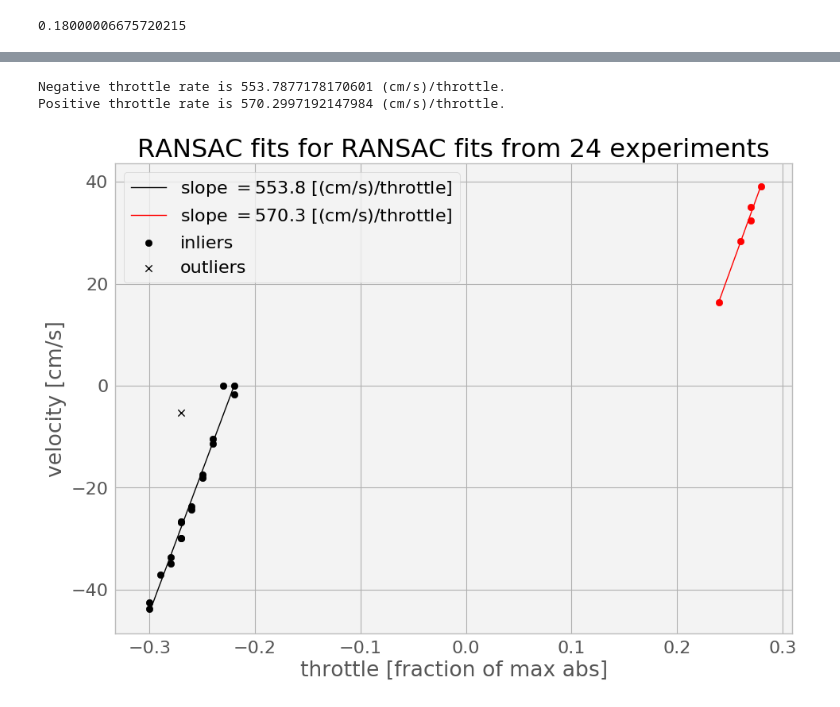
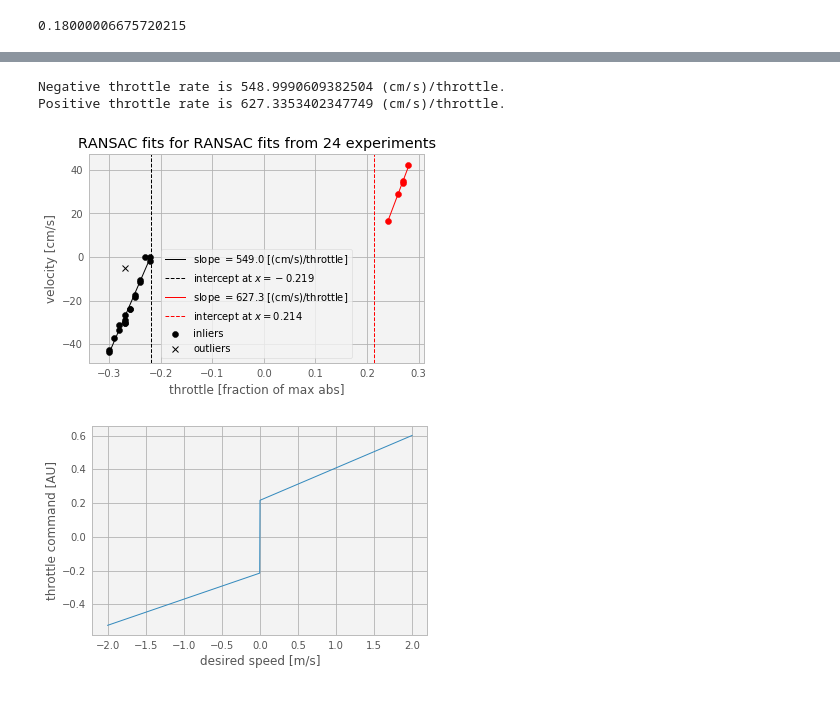
Before and after one commit to tsbertalan/gudrun, a Jupyter notebook: src/gudrun_motor/speed_record_data/Speed Record Data.ipynb, the cells around one changed output, grey strips where cells are left out. Saved outputs shown, nothing was run; the diff lists cells and outputs as text; code cells hidden in the pictures.

Commit message:
Get intercepts from RANSAC fits; write inverse function.

```diff
--- a/src/gudrun_motor/speed_record_data/Speed Record Data.ipynb
+++ b/src/gudrun_motor/speed_record_data/Speed Record Data.ipynb
@@ -176,35 +178,77 @@ ransac1.fit(thr1.reshape((-1, 1)), vel1)
 in1 = ransac1.inlier_mask_
 out1 = np.logical_not(in1)
 
+intercept1 = scipy.optimize.minimize(
+    lambda x: ransac1.predict(x.reshape((-1, 1))) ** 2
+    ,
+    np.zeros((1, 1))
+).x[0]
+
 thr2 = throttles[throttles>0]
 vel2 = velocities[throttles>0]
 ransac2 = linear_model.RANSACRegressor(residual_threshold=8)
 ransac2.fit(thr2.reshape((-1, 1)), vel2)
 in2 = ransac2.inlier_mask_
 out2 = np.logical_not(in2)
+
+intercept2 = scipy.optimize.minimize(
+    lambda x: ransac2.predict(x.reshape((-1, 1))) ** 2
+    ,
+    np.zeros((1, 1))
+).x[0]
 
 ax.scatter(thr1[in1], vel1[in1], color='black', label='inliers')
 ax.scatter(thr1[out1], vel1[out1], marker='x', color='black', label='outliers')
 x = np.linspace(thr1.min(), thr1.max(), 100)
 ax.plot(x, ransac1.predict(x.reshape((-1, 1))), color='black',
        label='slope $=%.1f$ [(cm/s)/throttle]' % ransac1.estimator_.coef_[0])
 print('Negative throttle rate is', ransac1.estimator_.coef_[0], '(cm/s)/throttle.')
 
+ax.axvline(intercept1, label='intercept at $x=%.3f$' % intercept1, color='black', linestyle='--')
+
 ax.scatter(thr2[in2], vel2[in2], color='red')
 ax.scatter(thr2[out2], vel2[out2], marker='x', color='red')
 x = np.linspace(thr2.min(), thr2.max(), 100)
 ax.plot(x, ransac2.predict(x.reshape((-1, 1))), color='red',
         label='slope $=%.1f$ [(cm/s)/throttle]' % ransac2.estimator_.coef_[0])
 print('Positive throttle rate is', ransac2.estimator_.coef_[0], '(cm/s)/throttle.')
+
+ax.axvline(intercept2, label='intercept at $x=%.3f$' % intercept2, color='red', linestyle='--')
 
 ax.legend()
 
 ax.set_title('RANSAC fits for RANSAC fits from %d experiments' % len(throttles))
 
 ax.set_xlabel('throttle [fraction of max abs]')
 ax.set_ylabel('velocity [cm/s]')
 fig.savefig('throttle_rates.png')
 # %% [output]
-Negative throttle rate is 553.7877178170601 (cm/s)/throttle.
-Positive throttle rate is 570.2997192147984 (cm/s)/throttle.
+Negative throttle rate is 548.9990609382504 (cm/s)/throttle.
+Positive throttle rate is 627.3353402347749 (cm/s)/throttle.
-[figure, old version]
+[figure, new version]
+# %%
+def speed_to_throttle(speed):
+    m_reverse = 5.204
+    xb_reverse = .216
+    m_forward = 6.462
+    xb_forward = -.215
+
+    if speed > 0:
+        return speed / m_reverse + xb_reverse
+
+    else:
+        return speed / m_forward + xb_forward
+
+fig, ax = plt.subplots()
+y = np.linspace(-2, 2, 1000)
+x = np.array([speed_to_throttle(y_) for y_ in y])
+
+# ax.set_xlim(-.3, .3)
+# ax.set_ylim(-.4, .4)
+
+ax.plot(y, x)
+
+ax.set_xlabel('desired speed [m/s]')
+ax.set_ylabel('throttle command [AU]');
+# %% [output]
+[figure, added]
```
Also changed, not shown: parts of 3 cells of this notebook.
